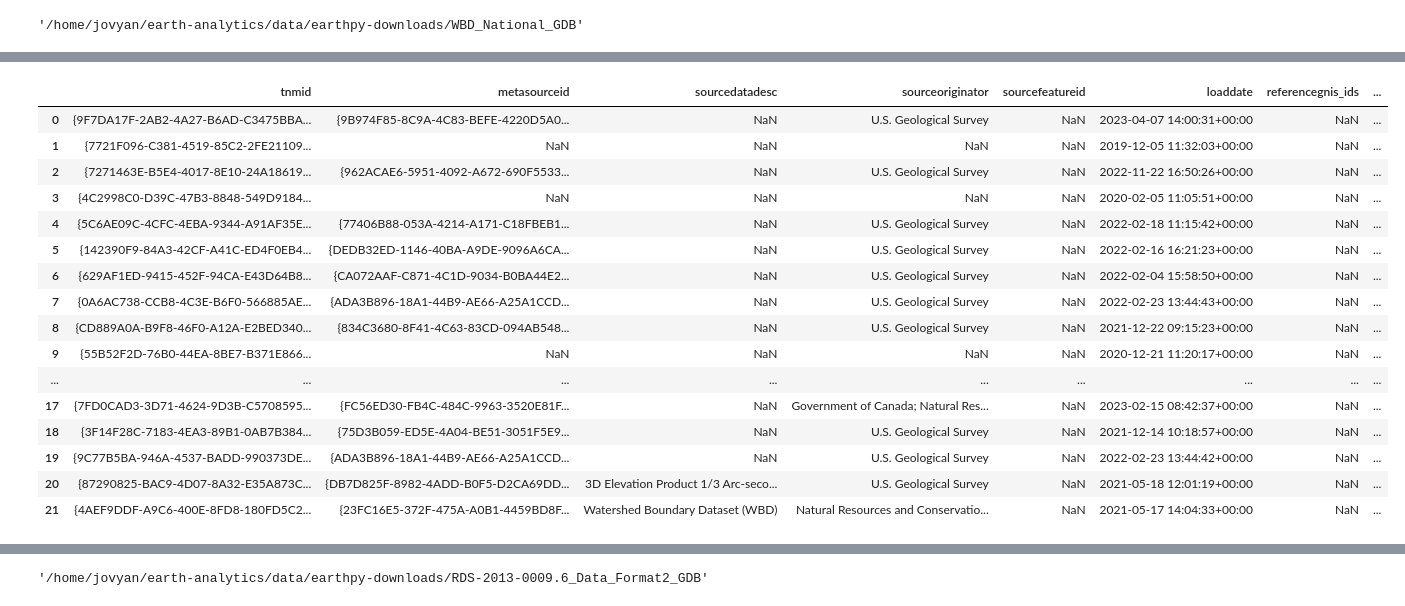
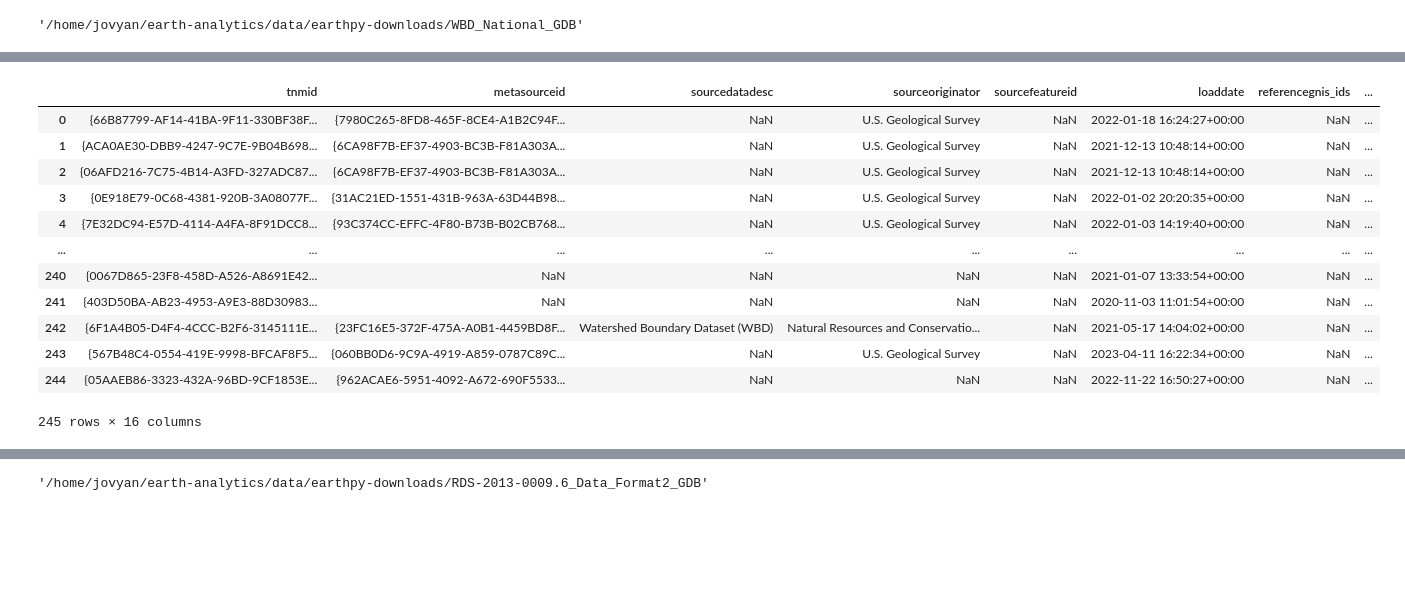
Before and after one commit to pth6570/pth6570.github.io, a Jupyter notebook: notebooks/01-wildfire.ipynb, the cells around one changed output, grey strips where cells are left out. Saved outputs shown, nothing was run; the diff lists cells and outputs as text; code cells hidden in the pictures; blank space fills up the shorter version.

```diff
--- a/notebooks/01-wildfire.ipynb
+++ b/notebooks/01-wildfire.ipynb
@@ -258,28 +64,24 @@ YOUR TASK:
 # %%
 # Get 2-digit HU layer
-wbd_gdb = gpd.read_file(
+wbd4_gdb = gpd.read_file(
     os.path.join(wbd_path, "WBD_National_GDB.gdb"),
     driver="OpenFileGBD",
-    layer="WBDHU2",
+    layer="WBDHU4",
     from_disk=True,
 )
 
-wbd_gdb
+wbd4_gdb
 # %% [output]
 |  | tnmid | metasourceid | sourcedatadesc | sourceoriginator | sourcefeatureid | loaddate | referencegnis_ids | ... |
-| 0 | {9F7DA17F-2AB2-4A27-B6AD-C3475BBA... | {9B974F85-8C9A-4C83-BEFE-4220D5A0... | NaN | U.S. Geological Survey | NaN | 2023-04-07 14:00:31+00:00 | NaN | ... |
-| 1 | {7721F096-C381-4519-85C2-2FE21109... | NaN | NaN | NaN | NaN | 2019-12-05 11:32:03+00:00 | NaN | ... |
-| 2 | {7271463E-B5E4-4017-8E10-24A18619... | {962ACAE6-5951-4092-A672-690F5533... | NaN | U.S. Geological Survey | NaN | 2022-11-22 16:50:26+00:00 | NaN | ... |
-| 3 | {4C2998C0-D39C-47B3-8848-549D9184... | NaN | NaN | NaN | NaN | 2020-02-05 11:05:51+00:00 | NaN | ... |
-| 4 | {5C6AE09C-4CFC-4EBA-9344-A91AF35E... | {77406B88-053A-4214-A171-C18FBEB1... | NaN | U.S. Geological Survey | NaN | 2022-02-18 11:15:42+00:00 | NaN | ... |
-| 5 | {142390F9-84A3-42CF-A41C-ED4F0EB4... | {DEDB32ED-1146-40BA-A9DE-9096A6CA... | NaN | U.S. Geological Survey | NaN | 2022-02-16 16:21:23+00:00 | NaN | ... |
-| 6 | {629AF1ED-9415-452F-94CA-E43D64B8... | {CA072AAF-C871-4C1D-9034-B0BA44E2... | NaN | U.S. Geological Survey | NaN | 2022-02-04 15:58:50+00:00 | NaN | ... |
-| 7 | {0A6AC738-CCB8-4C3E-B6F0-566885AE... | {ADA3B896-18A1-44B9-AE66-A25A1CCD... | NaN | U.S. Geological Survey | NaN | 2022-02-23 13:44:43+00:00 | NaN | ... |
-| 8 | {CD889A0A-B9F8-46F0-A12A-E2BED340... | {834C3680-8F41-4C63-83CD-094AB548... | NaN | U.S. Geological Survey | NaN | 2021-12-22 09:15:23+00:00 | NaN | ... |
-| 9 | {55B52F2D-76B0-44EA-8BE7-B371E866... | NaN | NaN | NaN | NaN | 2020-12-21 11:20:17+00:00 | NaN | ... |
+| 0 | {66B87799-AF14-41BA-9F11-330BF38F... | {7980C265-8FD8-465F-8CE4-A1B2C94F... | NaN | U.S. Geological Survey | NaN | 2022-01-18 16:24:27+00:00 | NaN | ... |
+| 1 | {ACA0AE30-DBB9-4247-9C7E-9B04B698... | {6CA98F7B-EF37-4903-BC3B-F81A303A... | NaN | U.S. Geological Survey | NaN | 2021-12-13 10:48:14+00:00 | NaN | ... |
+| 2 | {06AFD216-7C75-4B14-A3FD-327ADC87... | {6CA98F7B-EF37-4903-BC3B-F81A303A... | NaN | U.S. Geological Survey | NaN | 2021-12-13 10:48:14+00:00 | NaN | ... |
+| 3 | {0E918E79-0C68-4381-920B-3A08077F... | {31AC21ED-1551-431B-963A-63D44B98... | NaN | U.S. Geological Survey | NaN | 2022-01-02 20:20:35+00:00 | NaN | ... |
+| 4 | {7E32DC94-E57D-4114-A4FA-8F91DCC8... | {93C374CC-EFFC-4F80-B73B-B02CB768... | NaN | U.S. Geological Survey | NaN | 2022-01-03 14:19:40+00:00 | NaN | ... |
 | ... | ... | ... | ... | ... | ... | ... | ... | ... |
-| 17 | {7FD0CAD3-3D71-4624-9D3B-C5708595... | {FC56ED30-FB4C-484C-9963-3520E81F... | NaN | Government of Canada; Natural Res... | NaN | 2023-02-15 08:42:37+00:00 | NaN | ... |
-| 18 | {3F14F28C-7183-4EA3-89B1-0AB7B384... | {75D3B059-ED5E-4A04-BE51-3051F5E9... | NaN | U.S. Geological Survey | NaN | 2021-12-14 10:18:57+00:00 | NaN | ... |
-| 19 | {9C77B5BA-946A-4537-BADD-990373DE... | {ADA3B896-18A1-44B9-AE66-A25A1CCD... | NaN | U.S. Geological Survey | NaN | 2022-02-23 13:44:42+00:00 | NaN | ... |
-| 20 | {87290825-BAC9-4D07-8A32-E35A873C... | {DB7D825F-8982-4ADD-B0F5-D2CA69DD... | 3D Elevation Product 1/3 Arc-seco... | U.S. Geological Survey | NaN | 2021-05-18 12:01:19+00:00 | NaN | ... |
-| 21 | {4AEF9DDF-A9C6-400E-8FD8-180FD5C2... | {23FC16E5-372F-475A-A0B1-4459BD8F... | Watershed Boundary Dataset (WBD) | Natural Resources and Conservatio... | NaN | 2021-05-17 14:04:33+00:00 | NaN | ... |
+| 240 | {0067D865-23F8-458D-A526-A8691E42... | NaN | NaN | NaN | NaN | 2021-01-07 13:33:54+00:00 | NaN | ... |
+| 241 | {403D50BA-AB23-4953-A9E3-88D30983... | NaN | NaN | NaN | NaN | 2020-11-03 11:01:54+00:00 | NaN | ... |
+| 242 | {6F1A4B05-D4F4-4CCC-B2F6-3145111E... | {23FC16E5-372F-475A-A0B1-4459BD8F... | Watershed Boundary Dataset (WBD) | Natural Resources and Conservatio... | NaN | 2021-05-17 14:04:02+00:00 | NaN | ... |
+| 243 | {567B48C4-0554-419E-9998-BFCAF8F5... | {060BB0D6-9C9A-4919-A859-0787C89C... | NaN | U.S. Geological Survey | NaN | 2023-04-11 16:22:34+00:00 | NaN | ... |
+| 244 | {05AAEB86-3323-432A-96BD-9CF1853E... | {962ACAE6-5951-4092-A672-690F5533... | NaN | NaN | NaN | 2022-11-22 16:50:27+00:00 | NaN | ... |
+245 rows × 16 columns
```
Also changed, not shown: parts of 67 cells of this notebook, 2 other files.
